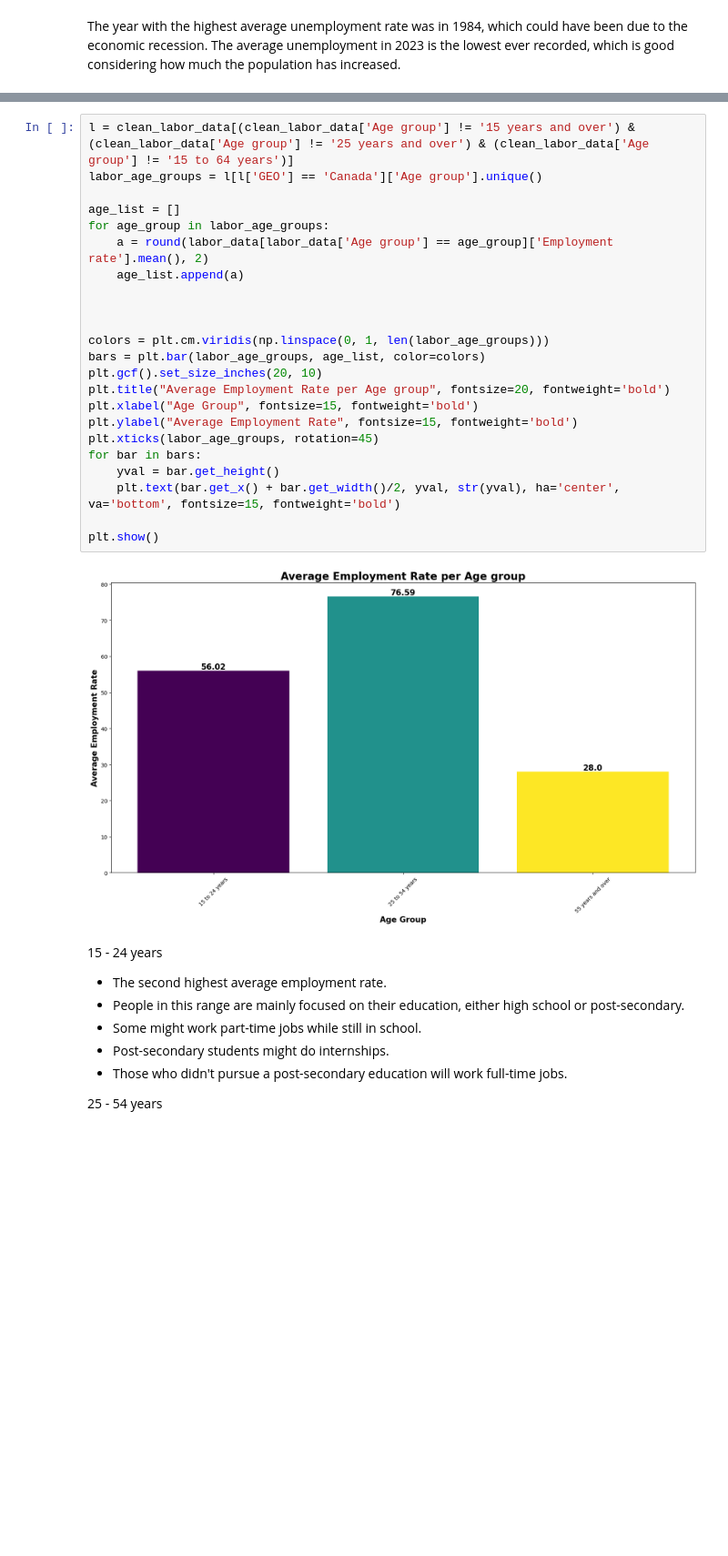
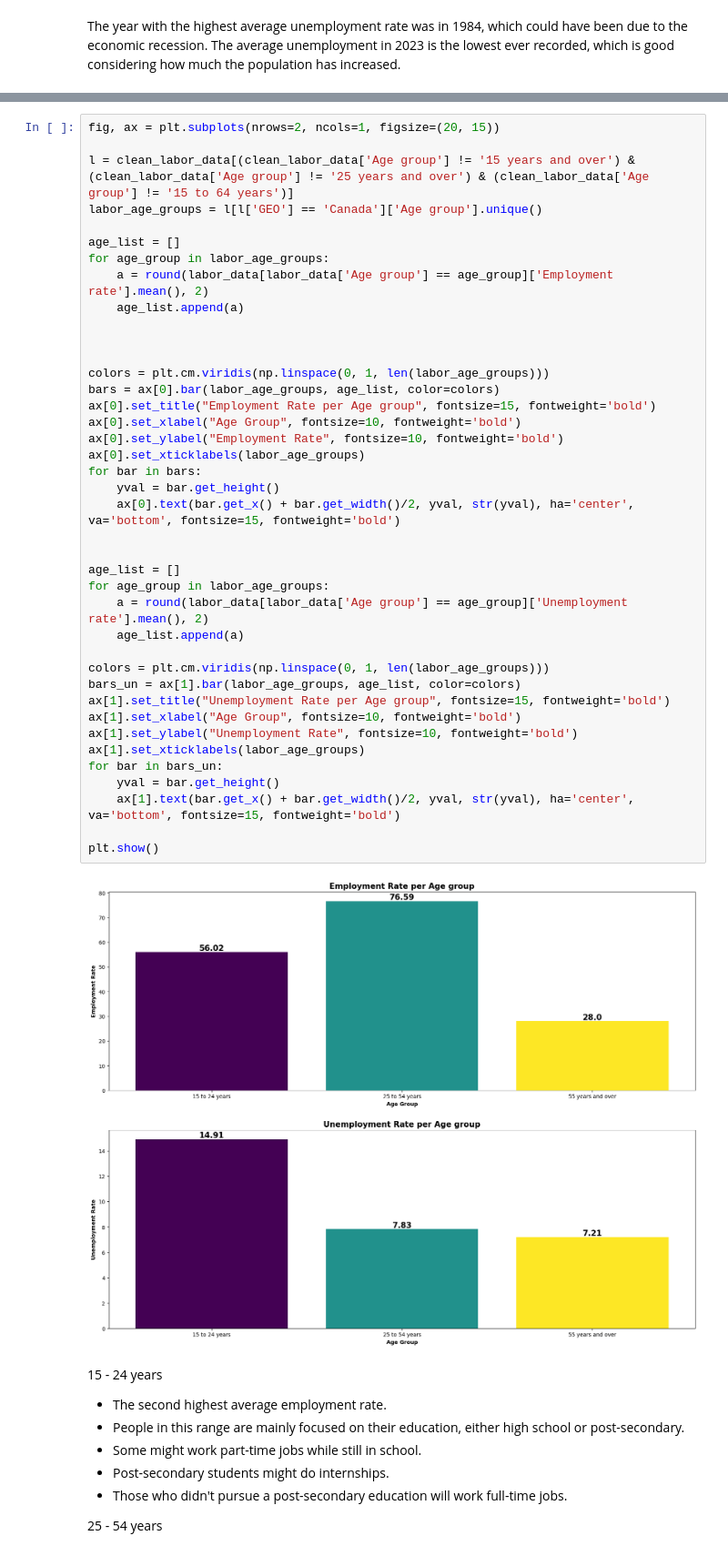
Before and after one commit to rehan-nasir/canada_labour_force_analysis, a Jupyter notebook: labor_market_analysis.ipynb, the cells around one changed output, grey strips where cells are left out. Shown at 91% size. Saved outputs shown, nothing was run; the diff lists cells and outputs as text; blank space fills up the shorter version.

```diff
--- a/labor_market_analysis.ipynb
+++ b/labor_market_analysis.ipynb
@@ -376,28 +394,45 @@ The year with the highest average unemployment rate was in 1984, which could hav
 # %%
+fig, ax = plt.subplots(nrows=2, ncols=1, figsize=(20, 15))
+
 l = clean_labor_data[(clean_labor_data['Age group'] != '15 years and over') & (clean_labor_data['Age group'] != '25 years and over') & (clean_labor_data['Age group'] != '15 to 64 years')]
 labor_age_groups = l[l['GEO'] == 'Canada']['Age group'].unique()
 
 age_list = []
 for age_group in labor_age_groups:
     a = round(labor_data[labor_data['Age group'] == age_group]['Employment rate'].mean(), 2)
     age_list.append(a)
 
 
 
 colors = plt.cm.viridis(np.linspace(0, 1, len(labor_age_groups)))
-bars = plt.bar(labor_age_groups, age_list, color=colors)
-plt.gcf().set_size_inches(20, 10)
-plt.title("Average Employment Rate per Age group", fontsize=20, fontweight='bold')
-plt.xlabel("Age Group", fontsize=15, fontweight='bold')
-plt.ylabel("Average Employment Rate", fontsize=15, fontweight='bold')
-plt.xticks(labor_age_groups, rotation=45)
+bars = ax[0].bar(labor_age_groups, age_list, color=colors)
+ax[0].set_title("Employment Rate per Age group", fontsize=15, fontweight='bold')
+ax[0].set_xlabel("Age Group", fontsize=10, fontweight='bold')
+ax[0].set_ylabel("Employment Rate", fontsize=10, fontweight='bold')
+ax[0].set_xticklabels(labor_age_groups)
 for bar in bars:
     yval = bar.get_height()
-    plt.text(bar.get_x() + bar.get_width()/2, yval, str(yval), ha='center', va='bottom', fontsize=15, fontweight='bold')
+    ax[0].text(bar.get_x() + bar.get_width()/2, yval, str(yval), ha='center', va='bottom', fontsize=15, fontweight='bold')
+
+
+age_list = []
+for age_group in labor_age_groups:
+    a = round(labor_data[labor_data['Age group'] == age_group]['Unemployment rate'].mean(), 2)
+    age_list.append(a)
+
+colors = plt.cm.viridis(np.linspace(0, 1, len(labor_age_groups)))
+bars_un = ax[1].bar(labor_age_groups, age_list, color=colors)
+ax[1].set_title("Unemployment Rate per Age group", fontsize=15, fontweight='bold')
+ax[1].set_xlabel("Age Group", fontsize=10, fontweight='bold')
+ax[1].set_ylabel("Unemployment Rate", fontsize=10, fontweight='bold')
+ax[1].set_xticklabels(labor_age_groups)
+for bar in bars_un:
+    yval = bar.get_height()
+    ax[1].text(bar.get_x() + bar.get_width()/2, yval, str(yval), ha='center', va='bottom', fontsize=15, fontweight='bold')
 
 plt.show()
 # %% [output]
-[figure, old version]
+[figure, new version]
 # %% [markdown]
 15 - 24 years
 - The second highest average employment rate.
```
Also changed, not shown: parts of 17 cells of this notebook.
